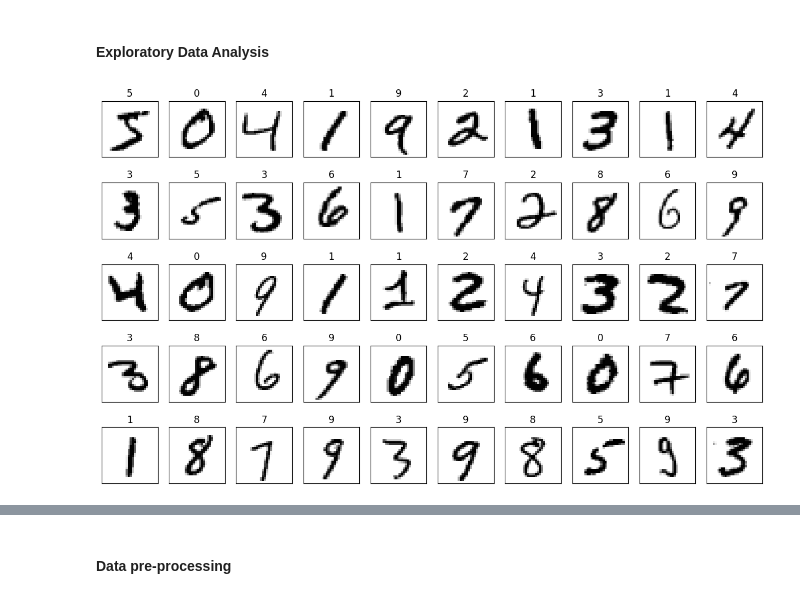
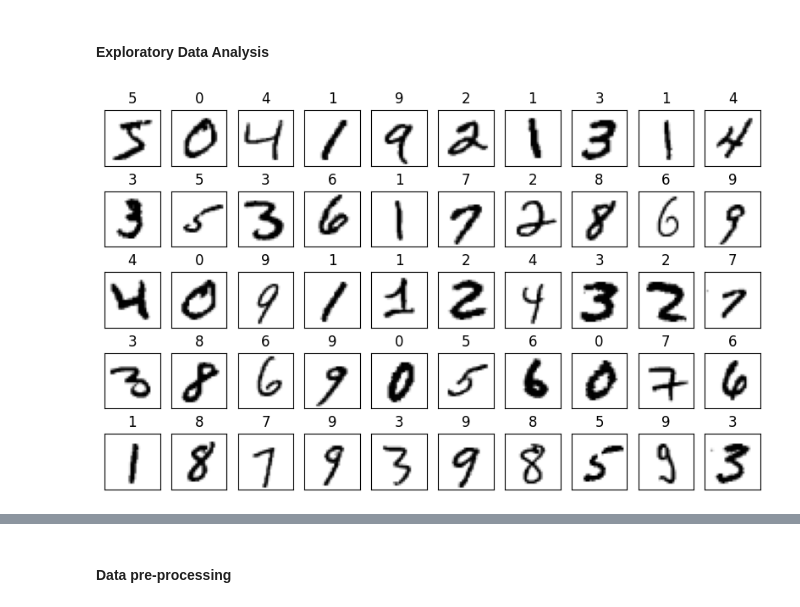
Before and after one commit to hayashady/NU_MSDS, a Jupyter notebook: 458 - Artificial Intelligence & Deep Learning/458.3 - Simple Neural Networks: Architecture & Design Principles/Assignment1Hayashi.ipynb, the cells around one changed output, grey strips where cells are left out. Cells and saved outputs as stored; diff of their text form; code cells hidden in the pictures.

```diff
--- a/458 - Artificial Intelligence & Deep Learning/458.3 - Simple Neural Networks: Architecture & Design Principles/Assignment1Hayashi.ipynb
+++ b/458 - Artificial Intelligence & Deep Learning/458.3 - Simple Neural Networks: Architecture & Design Principles/Assignment1Hayashi.ipynb
@@ -86,15 +86,15 @@ def plot_digit(data):
 #### Exploratory Data Analysis
 # %%
 # First 50 images
-fig = plt.figure(figsize = (15, 9))
+fig = plt.figure(figsize = (10, 6))
 
 for i in range(50):
     plt.subplot(5, 10, 1+i)
     plt.title(y_train[i])
     plt.xticks([])
     plt.yticks([])
     plt.imshow(x_train[i].reshape(28,28), cmap='binary')
 # %% [output]
-[figure, old version]
+[figure, new version]
 # %%
 # Frequency chart of classificatinos
```
Also changed, not shown: parts of 10 cells of this notebook, 2 other files.
